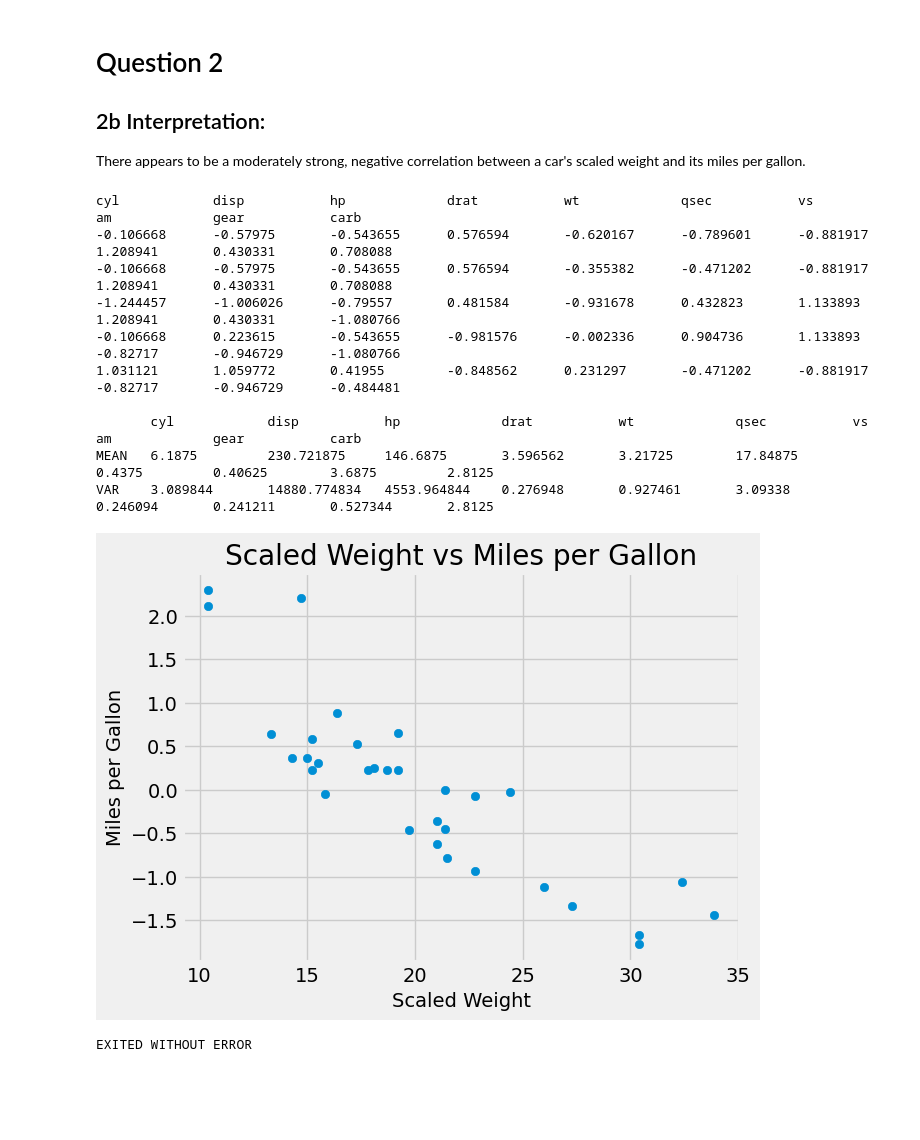
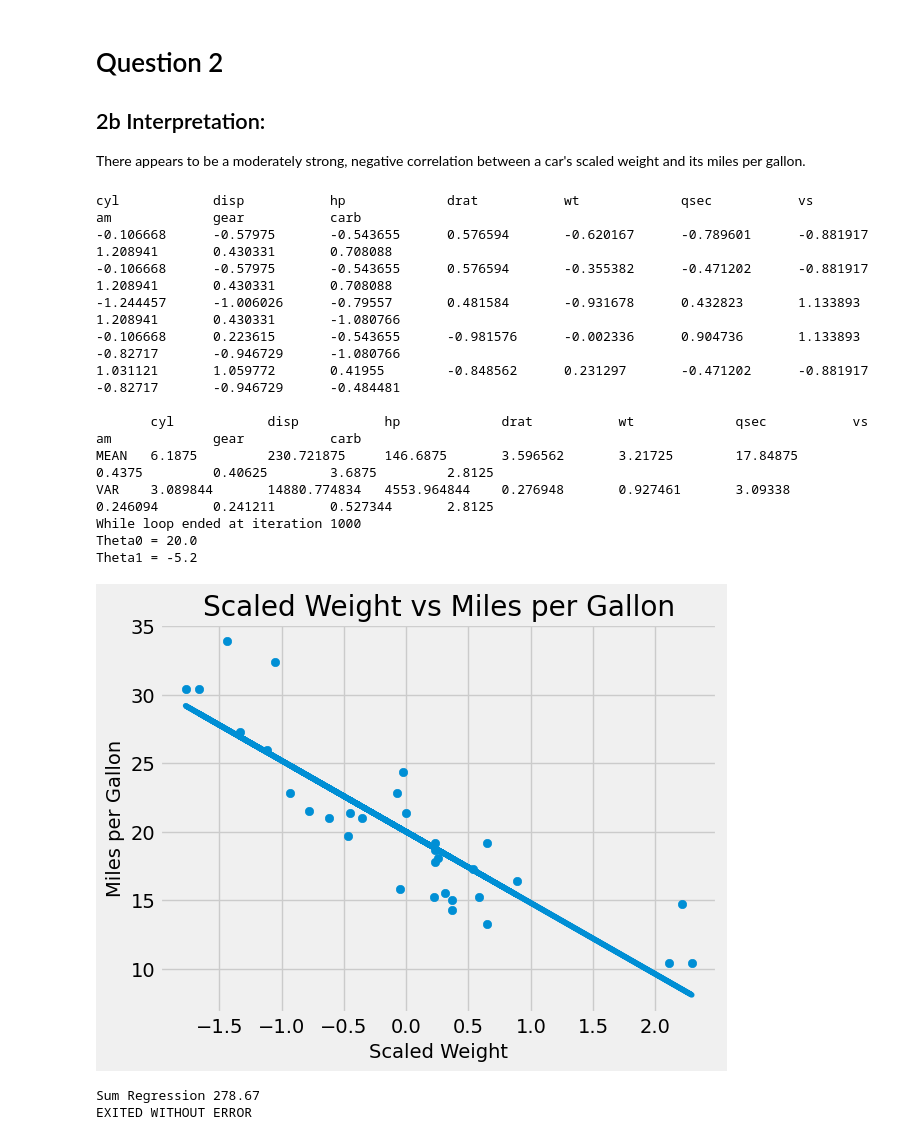
Before and after one commit to al-gabe31/CMSC471-HW5, a Jupyter notebook: LQ90575_Homework5.ipynb, the cells around one changed output. Drawn from its saved outputs; the diff is of its cells as text; code cells hidden in the pictures; blank space fills up the shorter version.

```diff
--- a/LQ90575_Homework5.ipynb
+++ b/LQ90575_Homework5.ipynb
@@ -6,30 +6,34 @@ There appears to be a moderately strong, negative correlation between a car's sc
 # %%
 import importlib
 import functions as functions
 from functions import *
 importlib.reload(functions)
 
 scaled_values = get_scaled_values('cars.csv')
 
 # Prints the first 5 scaled values of each of the 10 features
 print_scaled_values(scaled_values, ['cyl', 'disp', 'hp', 'drat', 'wt', 'qsec', 'vs', 'am', 'gear', 'carb'])
 print("")
 report_mean_and_variance('cars.csv', ['cyl', 'disp', 'hp', 'drat', 'wt', 'qsec', 'vs', 'am', 'gear', 'carb'])
-make_mpg_scaled_wt_sp('cars.csv')
+make_cars_plot('cars.csv')
 
 print("EXITED WITHOUT ERROR")
 # %% [output]
 cyl            disp           hp             drat           wt             qsec           vs             am             gear           carb
 -0.106668      -0.57975       -0.543655      0.576594       -0.620167      -0.789601      -0.881917      1.208941       0.430331       0.708088
 -0.106668      -0.57975       -0.543655      0.576594       -0.355382      -0.471202      -0.881917      1.208941       0.430331       0.708088
 -1.244457      -1.006026      -0.79557       0.481584       -0.931678      0.432823       1.133893       1.208941       0.430331       -1.080766
 -0.106668      0.223615       -0.543655      -0.981576      -0.002336      0.904736       1.133893       -0.82717       -0.946729      -1.080766
 1.031121       1.059772       0.41955        -0.848562      0.231297       -0.471202      -0.881917      -0.82717       -0.946729      -0.484481
 
        cyl            disp           hp             drat           wt             qsec           vs             am             gear           carb
 MEAN   6.1875         230.721875     146.6875       3.596562       3.21725        17.84875       0.4375         0.40625        3.6875         2.8125
 VAR    3.089844       14880.774834   4553.964844    0.276948       0.927461       3.09338        0.246094       0.241211       0.527344       2.8125
+While loop ended at iteration 1000
+Theta0 = 20.0
+Theta1 = -5.2
-[figure, old version]
+[figure, new version]
+Sum Regression 278.67
 EXITED WITHOUT ERROR
 # %%
 # How to create a scatter plot and linear regression
```
Also changed, not shown: parts of 3 cells of this notebook, 1 other file.
